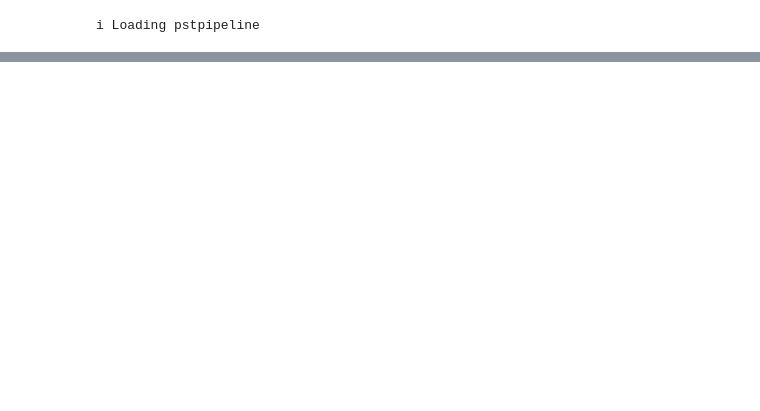
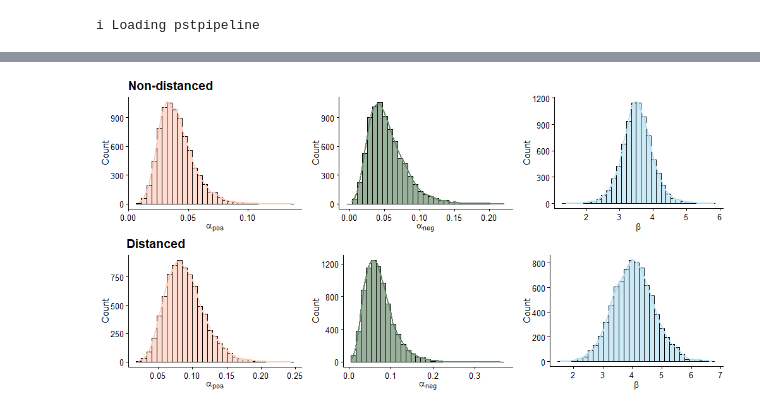
Before and after one commit to qdercon/pstpipeline, a Jupyter notebook: notebooks/model_fitting.ipynb, the cells around one changed output, grey strips where cells are left out. Drawn from its saved outputs; the diff is of its cells as text; code cells hidden in the pictures; blank space fills up the shorter version.

Commit message:
v0.0.4 model fitting

```diff
--- a/notebooks/model_fitting.ipynb
+++ b/notebooks/model_fitting.ipynb
@@ -12,6 +12,6 @@ light_pal = ["#ffc9b5", "#b1ddf1", "#987284"]
 # %%
 %%R
 devtools::load_all()
-all_res_split <- readRDS("data/all_res_split.RDS")
+options(mc.cores = 4) # number of chains to run in parallel
 # %% [output]
 i Loading pstpipeline
@@ -17,0 +22,5 @@ i Loading pstpipeline
+# %%
+%%R
+data(pstpipeline::all_res_split)
+nd_subsample <- pstpipeline::take_subsample(all_res_split$non_distanced, n_ppts = 20)
+dis_subsample <- pstpipeline::take_subsample(all_res_split$distanced, n_ppts = 20)
@@ -18,8 +51,17 @@ i Loading pstpipeline
 # %%
 %%R
-test_vb <- pstpipeline::fit_learning_model(
-    all_res_split$non_distanced, model = "2a", save_model_as = "fit_pst_2a", outputs = c("summary", "draws_df")
-)
+subset_mcmc_2a_train_nd <- pstpipeline::fit_learning_model(
+    nd_subsample, model = "2a", exp_part = "training", vb = FALSE, save_model_as = "fit_pst_2a_nd_subsamp",
+    outputs = c("raw_df", "stan_datalist", "summary", "draws_list", "loo_obj", "diagnostics"),
+    refresh = 0, iter_warmup = 1000, iter_sampling = 2000, adapt_delta = 0.9, step_size = 1,
+    max_treedepth = 10, font_size = 11, font = "Open Sans"
+);
+subset_mcmc_2a_train_dis <- pstpipeline::fit_learning_model(
+    dis_subsample, model = "2a", exp_part = "training", vb = FALSE, save_model_as = "fit_pst_2a_dis_subsamp",
+    outputs = c("raw_df", "stan_datalist", "summary", "draws_list", "loo_obj", "diagnostics"),
+    refresh = 0, iter_warmup = 1000, iter_sampling = 2000, adapt_delta = 0.9, step_size = 1,
+    max_treedepth = 10, font_size = 11, font = "Open Sans"
+);
 # %% [output]
 R[write to console]: The C++ toolchain required for CmdStan is setup properly!
 
@@ -43,0 +110,12 @@ Finished in  355.9 seconds.
+# %%
+%%R -w 10 -h 5 --units in -r 100
+cowplot::plot_grid(
+    cowplot::ggdraw() + cowplot::draw_label("Non-distanced", hjust = 3.35, fontface = "bold", size = 14, fontfamily = "Open Sans"),
+    subset_mcmc_2a_train_nd$model_checks$mu_par_dens,
+    cowplot::ggdraw() + cowplot::draw_label("Distanced", hjust = 4.85, fontface = "bold", size = 14, fontfamily = "Open Sans"),
+    subset_mcmc_2a_train_dis$model_checks$mu_par_dens,
+    nrow = 4,
+    rel_heights = c(0.1, 1, 0.1, 1)
+)
+# %% [output]
+[figure, added]
```
Also changed, not shown: parts of 19 cells of this notebook, 59 other files.
